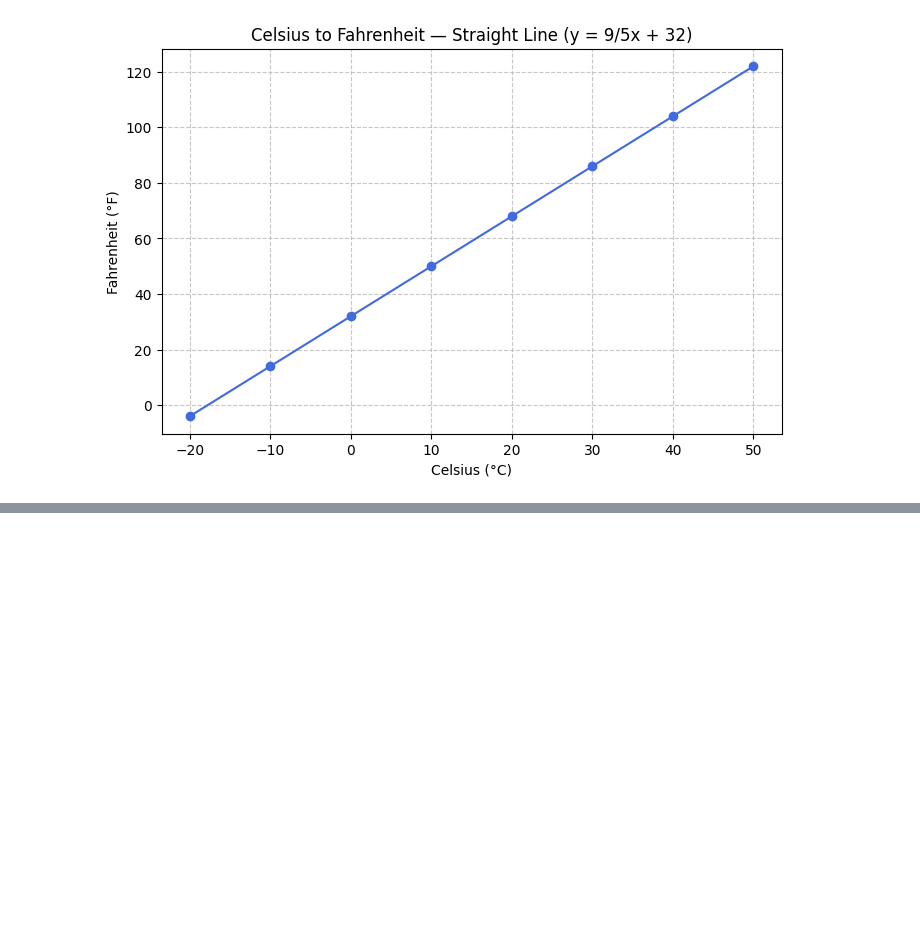
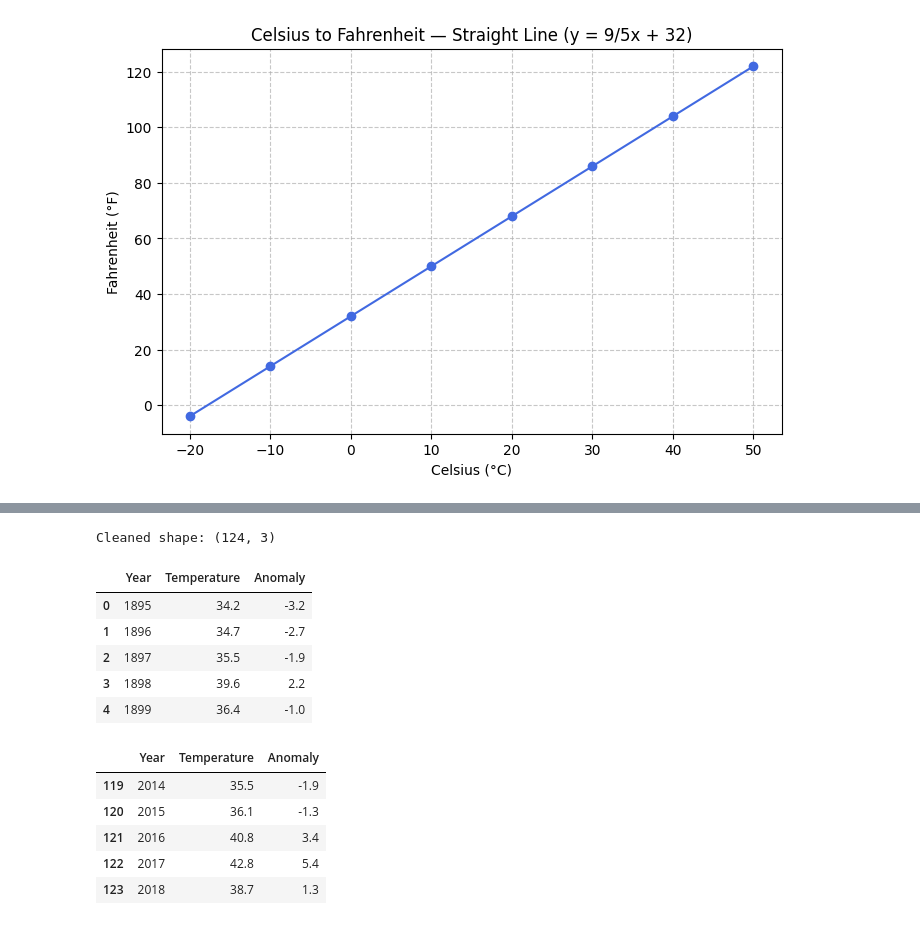
Before and after one commit to brendonmcnulty/datafun-07-ml, a Jupyter notebook: brendon_ml_final.ipynb, the cells around one changed output, grey strips where cells are left out. Drawn from its saved outputs; the diff is of its cells as text; code cells hidden in the pictures; blank space fills up the shorter version.

```diff
--- a/brendon_ml_final.ipynb
+++ b/brendon_ml_final.ipynb
@@ -84,0 +142,27 @@ plt.show()
+# %%
+pd.set_option("display.precision", 2)
+
+df = df_raw.copy()
+df.columns = ["Date", "Temperature", "Anomaly"]          # match book semantics
+df["Year"] = (df["Date"] // 100).astype(int)             # YYYYMM -> YYYY
+
+# keep only the useful columns in a tidy order
+df = df[["Year", "Temperature", "Anomaly"]].sort_values("Year").reset_index(drop=True)
+
+print("Cleaned shape:", df.shape)
+display(df.head())
+display(df.tail())
+# %% [output]
+Cleaned shape: (124, 3)
+|  | Year | Temperature | Anomaly |
+| 0 | 1895 | 34.2 | -3.2 |
+| 1 | 1896 | 34.7 | -2.7 |
+| 2 | 1897 | 35.5 | -1.9 |
+| 3 | 1898 | 39.6 | 2.2 |
+| 4 | 1899 | 36.4 | -1.0 |
+|  | Year | Temperature | Anomaly |
+| 119 | 2014 | 35.5 | -1.9 |
+| 120 | 2015 | 36.1 | -1.3 |
+| 121 | 2016 | 40.8 | 3.4 |
+| 122 | 2017 | 42.8 | 5.4 |
+| 123 | 2018 | 38.7 | 1.3 |
```
Also changed, not shown: parts of 6 cells of this notebook.
